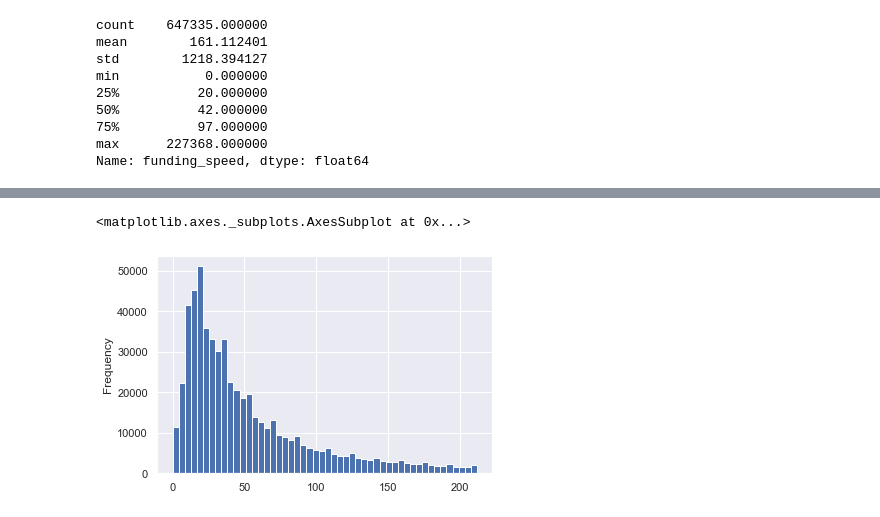
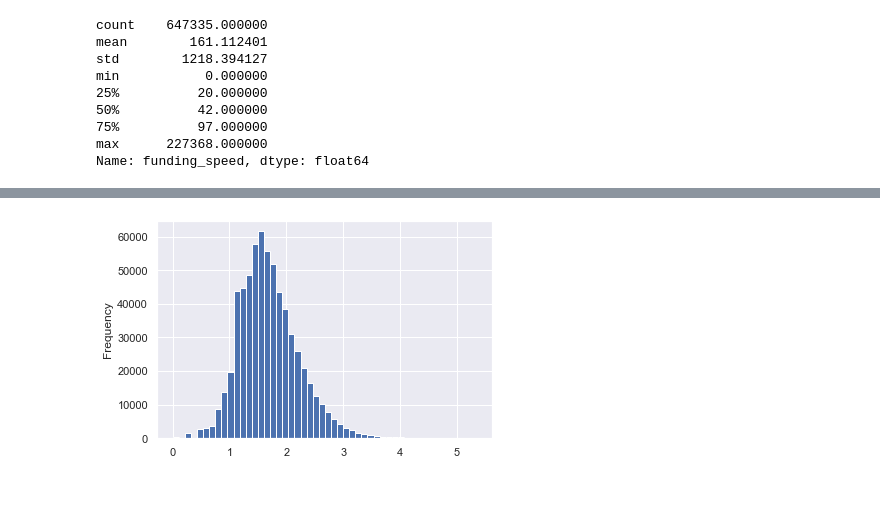
Before and after one commit to lasayin/Crowdfunding-on-Kiva-Platform, a Jupyter notebook: Kiva_Crowdfunding_EDA.ipynb, the cells around one changed output, grey strips where cells are left out. Cells and saved outputs as stored; diff of their text form; code cells hidden in the pictures.

```diff
--- a/Kiva_Crowdfunding_EDA.ipynb
+++ b/Kiva_Crowdfunding_EDA.ipynb
@@ -870,5 +829,4 @@ B = plt.boxplot(loans_others.funding_speed)
 # %%
-loans_others[loans_others.funding_speed < 213].funding_speed.plot.hist(bins=50)
+_ = np.log10(loans_others.funding_speed+1).plot.hist(bins=50)
 # %% [output]
-<matplotlib.axes._subplots.AxesSubplot at 0x...>
-[figure, old version]
+[figure, new version]
```
Also changed, not shown: parts of 140 cells of this notebook.
